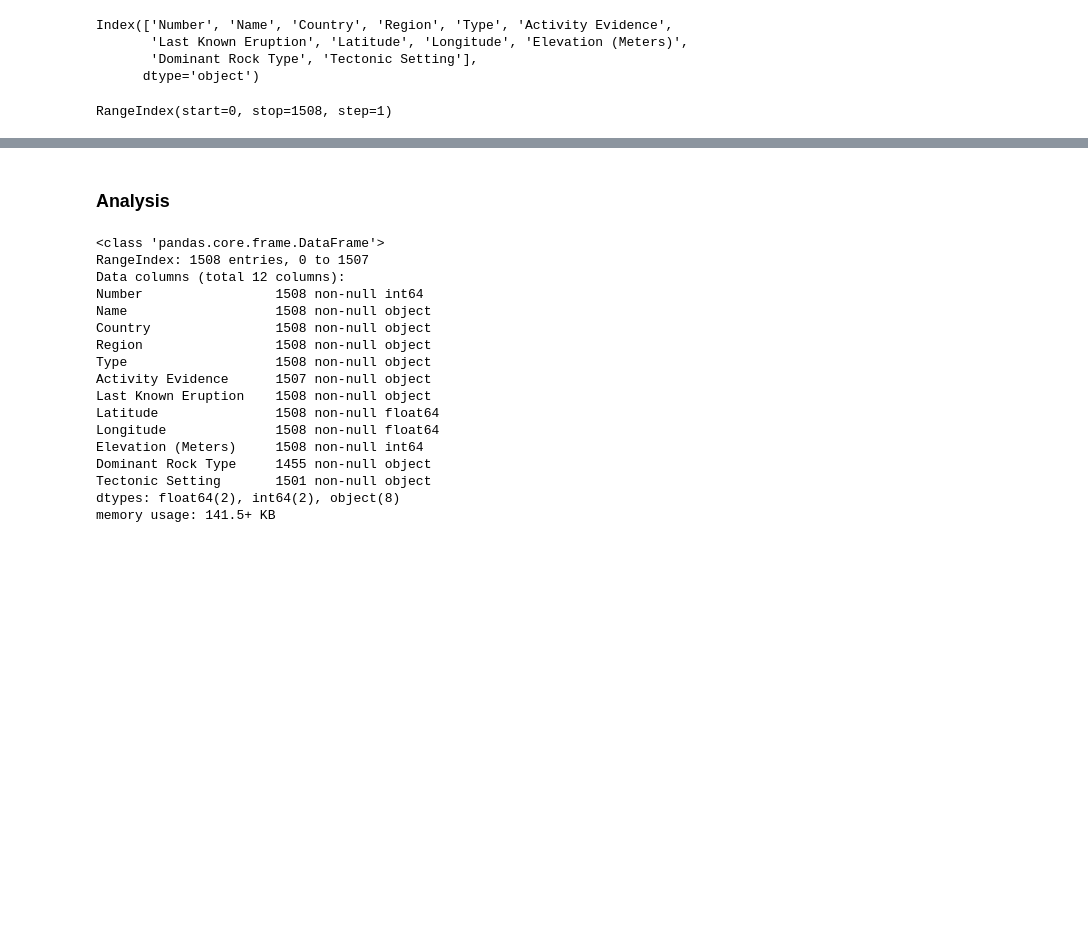
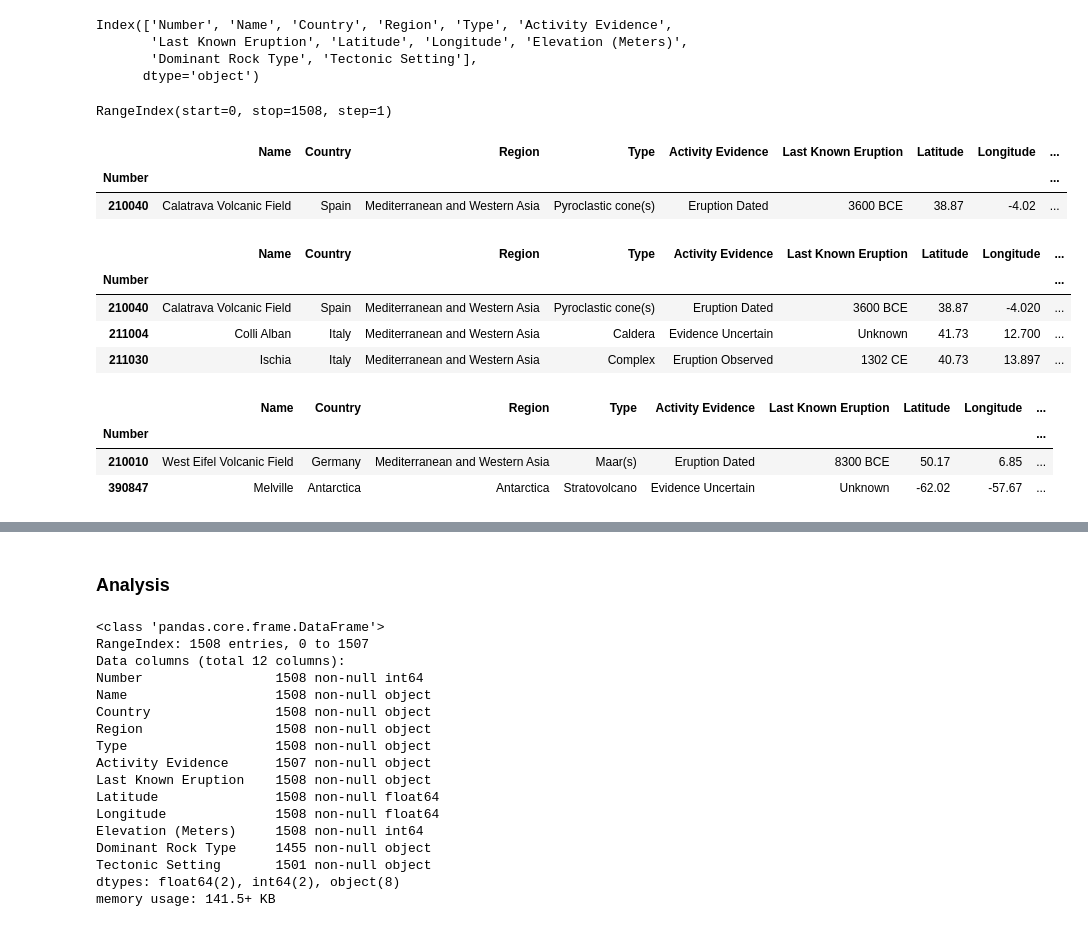
Before and after one commit to aschet01/cookbook, a Jupyter notebook: pandas.ipynb, the cells around one changed output, grey strips where cells are left out. Saved outputs shown, nothing was run; the diff lists cells and outputs as text; code cells hidden in the pictures; blank space fills up the shorter version.

Commit message:
Add more DataFrame examples, including reading from files

```diff
--- a/pandas.ipynb
+++ b/pandas.ipynb
@@ -95,3 +157,37 @@ Index(['Number', 'Name', 'Country', 'Region', 'Type', 'Activity Evidence',
 df.index    # Get or set the DataFrame's index
 # %% [output]
 RangeIndex(start=0, stop=1508, step=1)
+# %%
+# Access a column
+df['Name']            # As a Series
+df[['Name']]          # As a DataFrame
+df[['Name', 'Type']]  # Multiple columns!
+# %% [output]
+|  | Name | Country | Region | Type | Activity Evidence | Last Known Eruption | Latitude | Longitude | ... |
+| Number |  |  |  |  |  |  |  |  | ... |
+| 210040 | Calatrava Volcanic Field | Spain | Mediterranean and Western Asia | Pyroclastic cone(s) | Eruption Dated | 3600 BCE | 38.87 | -4.02 | ... |
+# %%
+# Access rows
+df.loc[210010]               # By key. As a Series
+df.loc[[210010]]             # As a DataFrame
+df.loc[[210010, 390847]]     # Multiple rows
+
+df.iloc[0]                   # By row index. As a Series
+df.iloc[[0]]                 # As a DataFrame
+df[slice(3,10,3)]               # Use a slice! Also df.iloc[slice(3,4)]
+# %% [output]
+|  | Name | Country | Region | Type | Activity Evidence | Last Known Eruption | Latitude | Longitude | ... |
+| Number |  |  |  |  |  |  |  |  | ... |
+| 210040 | Calatrava Volcanic Field | Spain | Mediterranean and Western Asia | Pyroclastic cone(s) | Eruption Dated | 3600 BCE | 38.87 | -4.020 | ... |
+| 211004 | Colli Alban | Italy | Mediterranean and Western Asia | Caldera | Evidence Uncertain | Unknown | 41.73 | 12.700 | ... |
+| 211030 | Ischia | Italy | Mediterranean and Western Asia | Complex | Eruption Observed | 1302 CE | 40.73 | 13.897 | ... |
+# %%
+# Rows and columns!
+df.loc[[210010, 390847], ['Name', 'Type']]
+df.loc[[210010, 390847], :]                  # Slice to get all values!
+df.iloc[:, ['Name', 'Type']]
+# %% [output]
+|  | Name | Country | Region | Type | Activity Evidence | Last Known Eruption | Latitude | Longitude | ... |
+| Number |  |  |  |  |  |  |  |  | ... |
+| 210010 | West Eifel Volcanic Field | Germany | Mediterranean and Western Asia | Maar(s) | Eruption Dated | 8300 BCE | 50.17 | 6.85 | ... |
+| 390847 | Melville | Antarctica | Antarctica | Stratovolcano | Evidence Uncertain | Unknown | -62.02 | -57.67 | ... |
```
Also changed, not shown: parts of 29 cells of this notebook.
